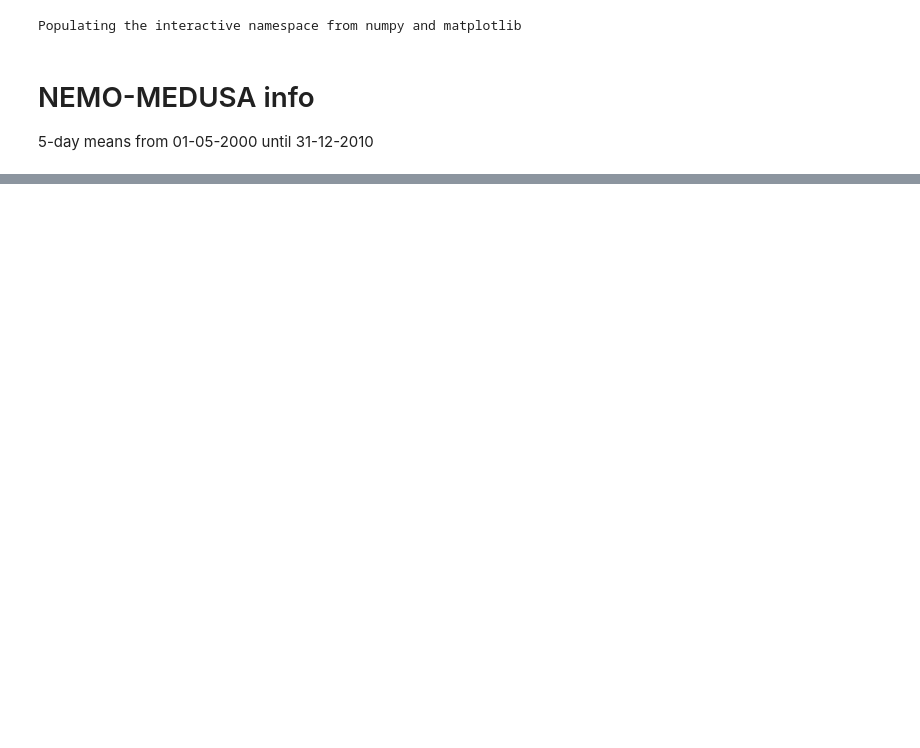
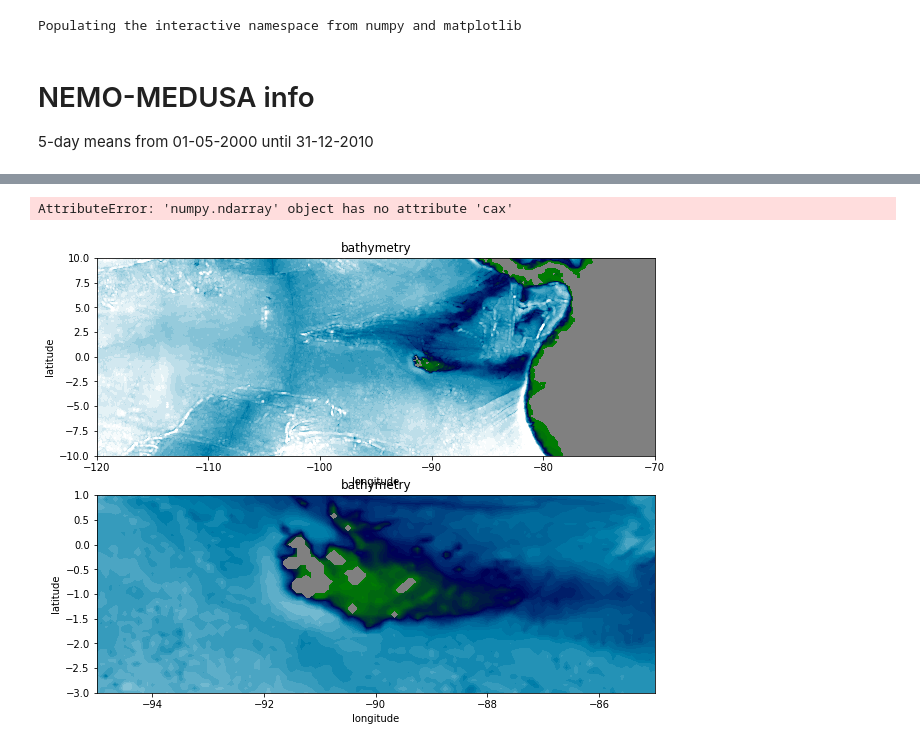
Before and after one commit to SLYpma/GalapagosProject, a Jupyter notebook: scripts/analysis/NEMOfields.ipynb, the cells around one changed output, grey strips where cells are left out. Drawn from its saved outputs; the diff is of its cells as text; code cells hidden in the pictures; blank space fills up the shorter version.

```diff
--- a/scripts/analysis/NEMOfields.ipynb
+++ b/scripts/analysis/NEMOfields.ipynb
@@ -37,0 +38,57 @@ plt.savefig('../../results/figures/NEMO_SSTquiver_20000105.pdf')
+# %%
+# plot bathymetry
+latdim = np.arange(1000,2001)
+londim = np.arange(2000,3001)
+
+bathy_file = '/projects/0/topios/hydrodynamic_data/NEMO-MEDUSA/ORCA0083-N006/domain/bathymetry_ORCA12_V3.3.nc'
+dfile = Dataset(bathy_file)
+bathy = dfile.variables['Bathymetry'][latdim,londim]
+lat = dfile.variables['nav_lat'][latdim,londim]
+lon = dfile.variables['nav_lon'][latdim,londim]
+bathy = np.where(bathy<1, nan, bathy)
+
+
+
+fig, ax = plt.subplots(2,1,figsize=(10, 8))
+
+map_extent = [-120,-70,-10,10]
+levels = np.linspace(10, 4500, 41)
+fig1 = ax[0].contourf(lon,lat,bathy,
+                        levels = levels,
+                        cmap='ocean',
+                        extend='both',
+                        origin='lower')
+ax[0].set_title('bathymetry')
+ax[0].set_xlabel('longitude')
+ax[0].set_ylabel('latitude')
+ax[0].set_xlim(map_extent[0:2])
+ax[0].set_ylim(map_extent[2:4])
+ax[0].set_facecolor('gray')
+#cbar = plt.colorbar(fig1, ax=ax[0,0])
+#cbar.ax.set_ylabel('depth (m)')
+
+map_extent = [-95,-85,-3,1]
+levels = np.linspace(10, 4500, 41)
+fig1 = ax[1].contourf(lon,lat,bathy,
+                        levels = levels,
+                        cmap='ocean',
+                        extend='both',
+                        origin='lower')
+ax[1].set_title('bathymetry')
+ax[1].set_xlabel('longitude')
+ax[1].set_ylabel('latitude')
+ax[1].set_xlim(map_extent[0:2])
+ax[1].set_ylim(map_extent[2:4])
+ax[1].set_facecolor('gray')
+
+#fig.subplots_adjust(right=0.8)
+#cbar_ax = fig.add_axes([0.85, 0.15, 0.05, 0.7])
+ax.cax.colorbar(fig1)
+ax.cax.toggle_label(True)
+#cbar = plt.colorbar(fig1, ax=cbar_ax)
+cbar.ax.set_ylabel('depth (m)')
+
+#plt.savefig('../../results/figures/NEMO_bathy.pdf')
+# %% [output]
+AttributeError: 'numpy.ndarray' object has no attribute 'cax'
+[figure, added]
```
Also changed, not shown: parts of 3 cells of this notebook.
